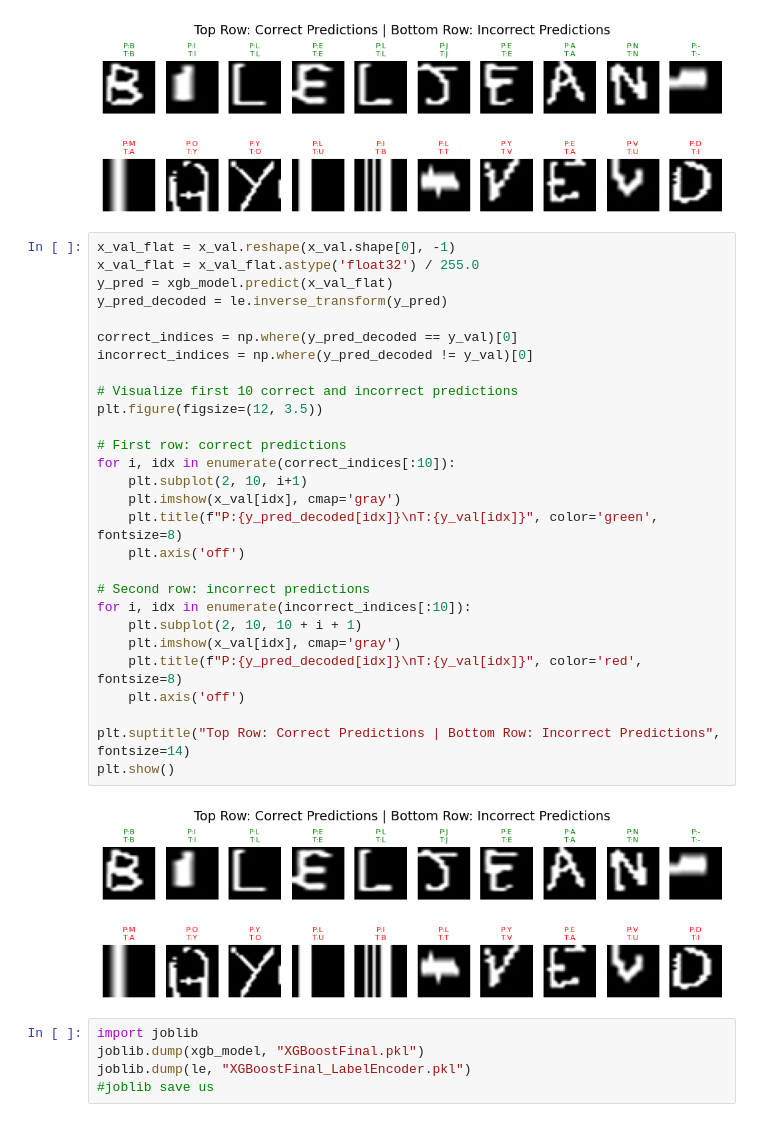
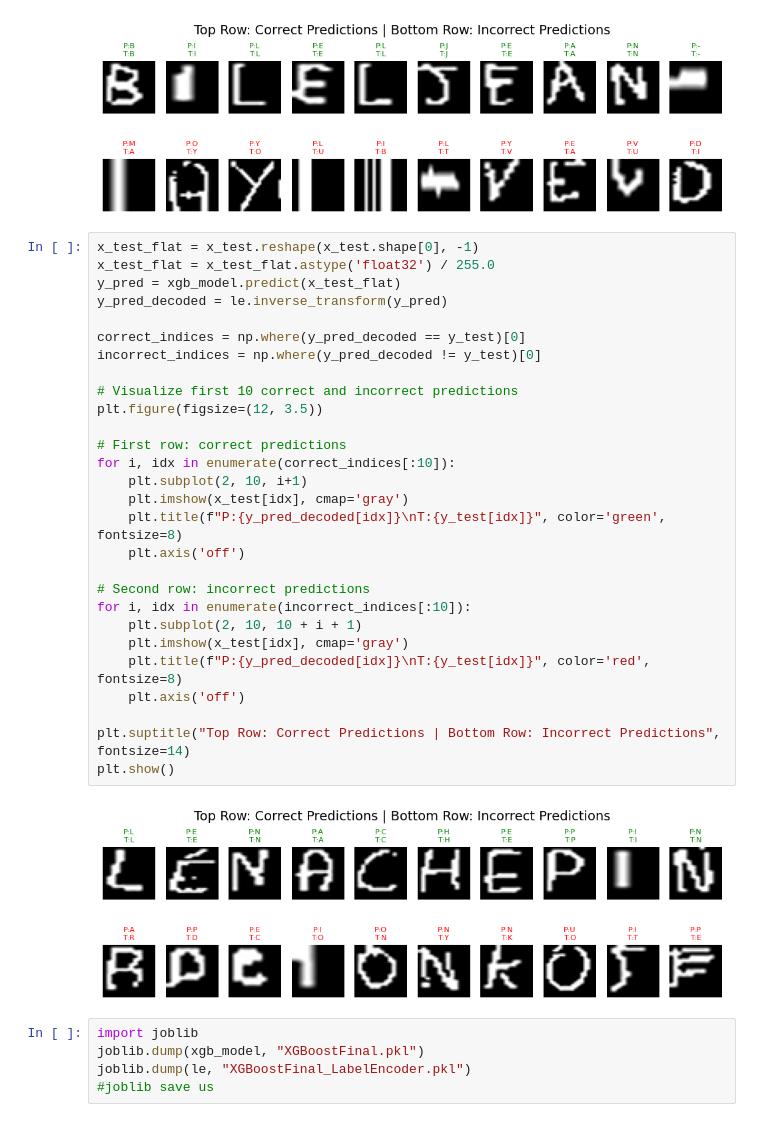
Before and after one commit to ThomSpencer/PRML_Digit_Recognition, a Jupyter notebook: TSSA_XGBoost_Graphs_Kfold_final.ipynb, the cells around one changed output. Cells and saved outputs as stored; diff of their text form.

```diff
--- a/TSSA_XGBoost_Graphs_Kfold_final.ipynb
+++ b/TSSA_XGBoost_Graphs_Kfold_final.ipynb
@@ -660,35 +663,35 @@ plt.show()
 # %% [output]
 [figure]
 # %%
-x_val_flat = x_val.reshape(x_val.shape[0], -1)
-x_val_flat = x_val_flat.astype('float32') / 255.0
-y_pred = xgb_model.predict(x_val_flat)
+x_test_flat = x_test.reshape(x_test.shape[0], -1)
+x_test_flat = x_test_flat.astype('float32') / 255.0
+y_pred = xgb_model.predict(x_test_flat)
 y_pred_decoded = le.inverse_transform(y_pred)
 
-correct_indices = np.where(y_pred_decoded == y_val)[0]
-incorrect_indices = np.where(y_pred_decoded != y_val)[0]
+correct_indices = np.where(y_pred_decoded == y_test)[0]
+incorrect_indices = np.where(y_pred_decoded != y_test)[0]
 
 # Visualize first 10 correct and incorrect predictions
 plt.figure(figsize=(12, 3.5))
 
 # First row: correct predictions
 for i, idx in enumerate(correct_indices[:10]):
     plt.subplot(2, 10, i+1)
-    plt.imshow(x_val[idx], cmap='gray')
-    plt.title(f"P:{y_pred_decoded[idx]}\nT:{y_val[idx]}", color='green', fontsize=8)
+    plt.imshow(x_test[idx], cmap='gray')
+    plt.title(f"P:{y_pred_decoded[idx]}\nT:{y_test[idx]}", color='green', fontsize=8)
     plt.axis('off')
 
 # Second row: incorrect predictions
 for i, idx in enumerate(incorrect_indices[:10]):
     plt.subplot(2, 10, 10 + i + 1)
-    plt.imshow(x_val[idx], cmap='gray')
-    plt.title(f"P:{y_pred_decoded[idx]}\nT:{y_val[idx]}", color='red', fontsize=8)
+    plt.imshow(x_test[idx], cmap='gray')
+    plt.title(f"P:{y_pred_decoded[idx]}\nT:{y_test[idx]}", color='red', fontsize=8)
     plt.axis('off')
 
 plt.suptitle("Top Row: Correct Predictions | Bottom Row: Incorrect Predictions", fontsize=14)
 plt.show()
 # %% [output]
-[figure, old version]
+[figure, new version]
 # %%
 import joblib
 joblib.dump(xgb_model, "XGBoostFinal.pkl")
```
Also changed, not shown: parts of 2 cells of this notebook, 5 other files.
